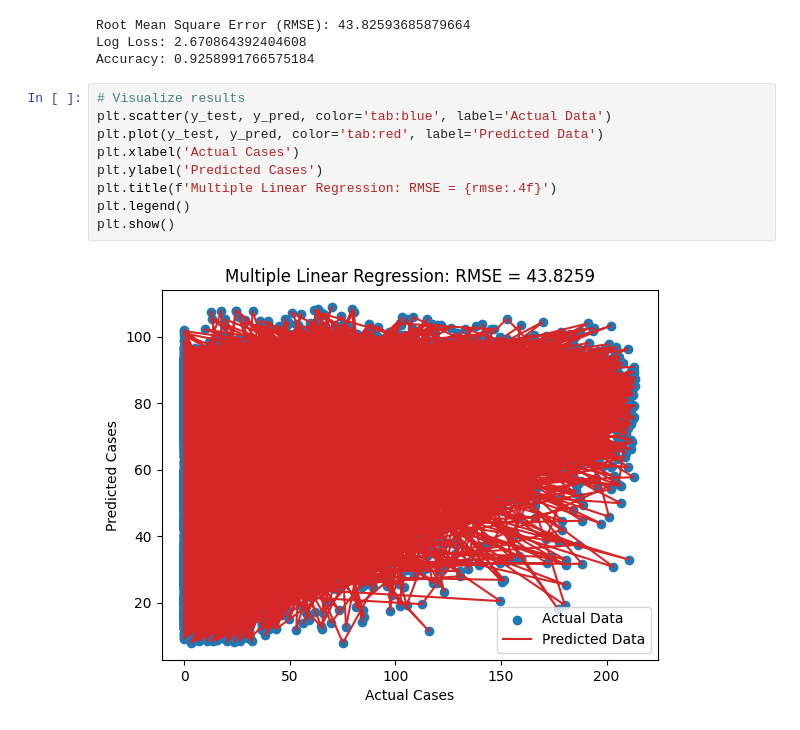
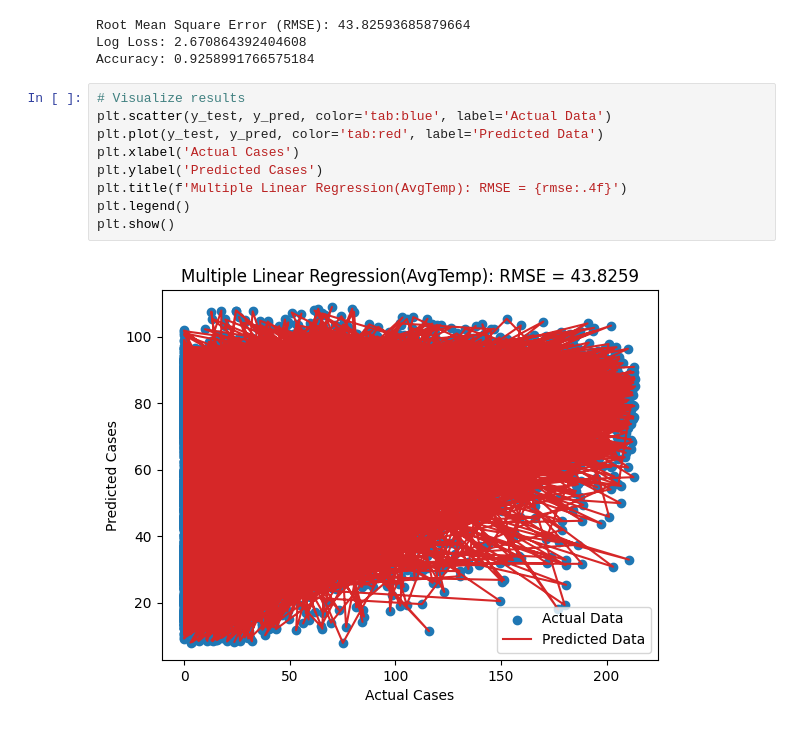
Before and after one commit to iiqueenizzy13/AbtGlobal_1B, a Jupyter notebook: Multiple Linear Regression Models.ipynb, the cells around one changed output. Drawn from its saved outputs; the diff is of its cells as text.

```diff
--- a/Multiple Linear Regression Models.ipynb
+++ b/Multiple Linear Regression Models.ipynb
@@ -83,11 +83,11 @@ Accuracy: 0.9258991766575184
 # %%
 # Visualize results
 plt.scatter(y_test, y_pred, color='tab:blue', label='Actual Data')
 plt.plot(y_test, y_pred, color='tab:red', label='Predicted Data')
 plt.xlabel('Actual Cases')
 plt.ylabel('Predicted Cases')
-plt.title(f'Multiple Linear Regression: RMSE = {rmse:.4f}')
+plt.title(f'Multiple Linear Regression(AvgTemp): RMSE = {rmse:.4f}')
 plt.legend()
 plt.show()
 # %% [output]
-[figure, old version]
+[figure, new version]
```
Also changed, not shown: parts of 3 cells of this notebook.
